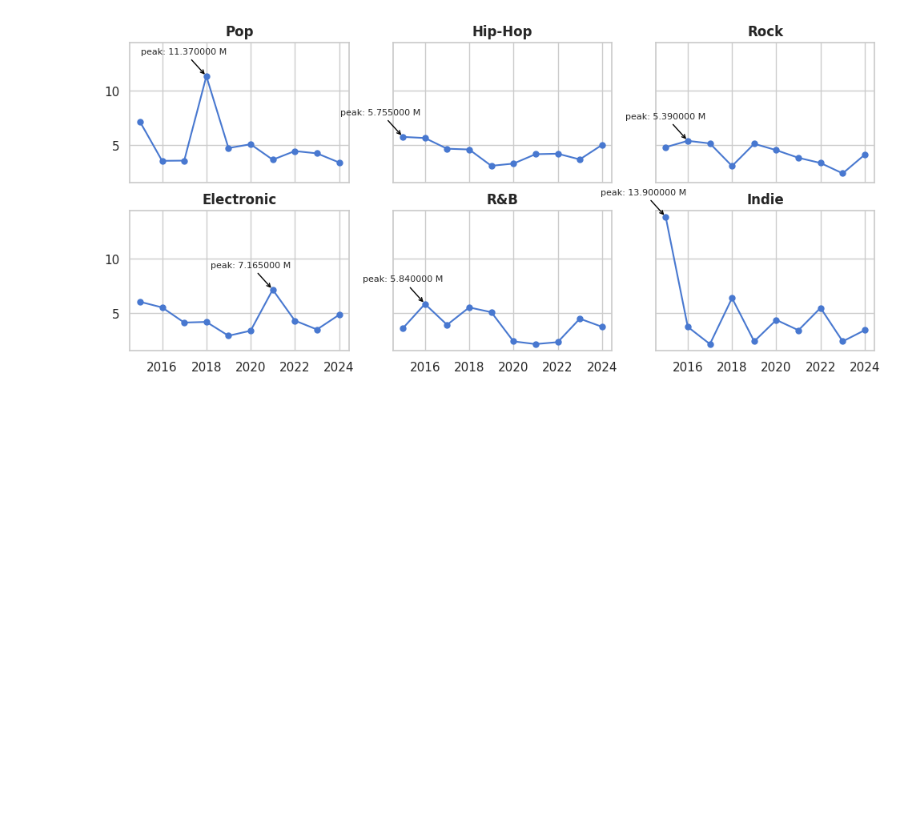
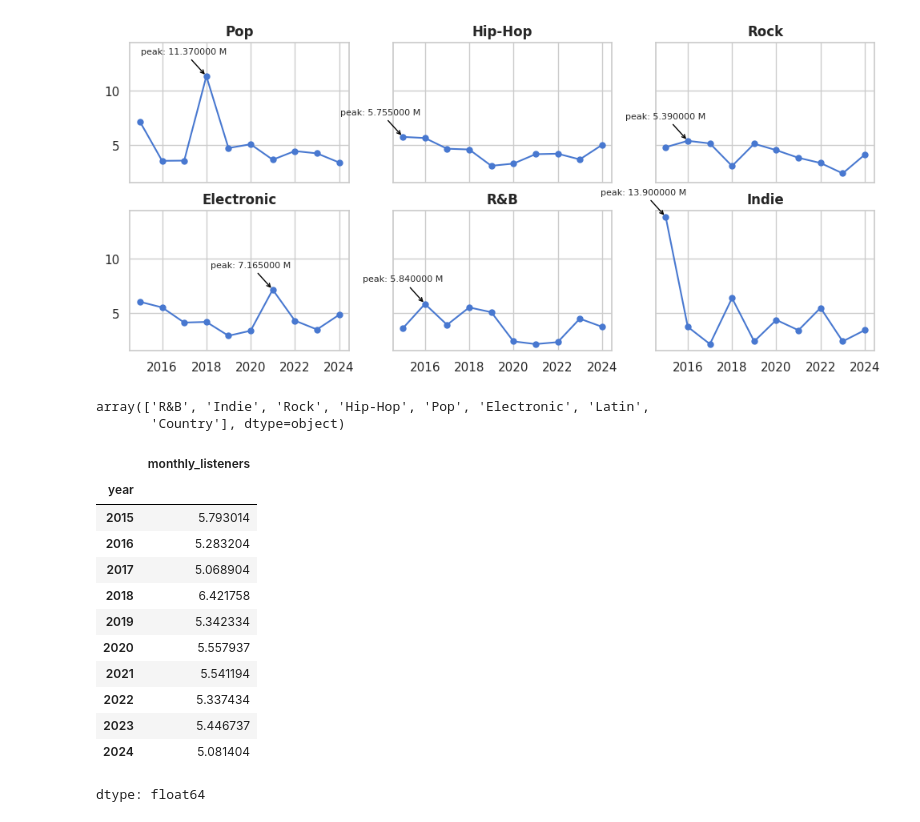
Before and after one commit to zlwym/Mann_Zoe_LabTask, a Jupyter notebook: LabTask03/LabTask03.ipynb, the cells around one changed output. Cells and saved outputs as stored; diff of their text form; code cells hidden in the pictures; blank space fills up the shorter version.

```diff
--- a/LabTask03/LabTask03.ipynb
+++ b/LabTask03/LabTask03.ipynb
@@ -195,3 +190,25 @@ for ax, genre in zip(axes, genres):
   ax.set_title(genre, fontweight="bold")
 # %% [output]
 [figure]
+# %%
+df["genre"].unique()
+# %% [output]
+array(['R&B', 'Indie', 'Rock', 'Hip-Hop', 'Pop', 'Electronic', 'Latin',
+       'Country'], dtype=object)
+# %%
+pop_trend = df[df["genre"] == "Pop"].groupby("year")["monthly_listeners"].median()
+pop_trend
+# %% [output]
+|  | monthly_listeners |
+| year |  |
+| 2015 | 5.793014 |
+| 2016 | 5.283204 |
+| 2017 | 5.068904 |
+| 2018 | 6.421758 |
+| 2019 | 5.342334 |
+| 2020 | 5.557937 |
+| 2021 | 5.541194 |
+| 2022 | 5.337434 |
+| 2023 | 5.446737 |
+| 2024 | 5.081404 |
+dtype: float64
```
Also changed, not shown: parts of 3 cells of this notebook.
